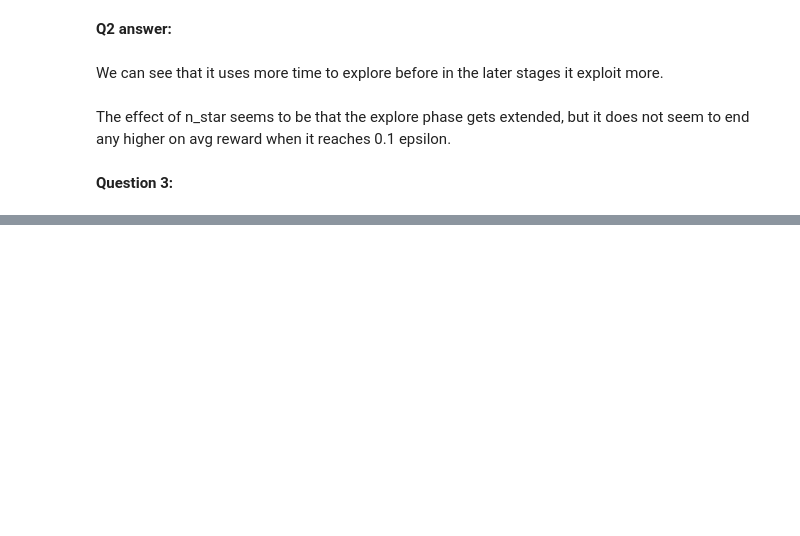
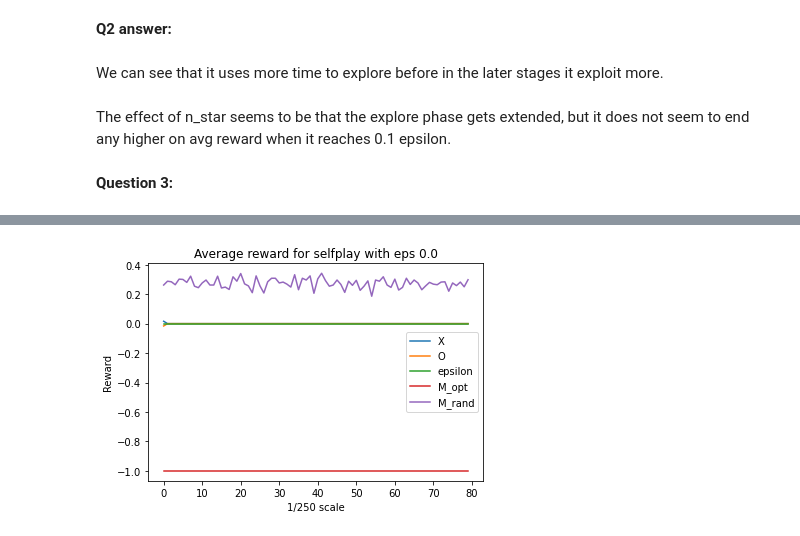
Before and after one commit to LobsterChampagne/ANN-tictactoe, a Jupyter notebook: tic_tac_toe.ipynb, the cells around one changed output, grey strips where cells are left out. Drawn from its saved outputs; the diff is of its cells as text; code cells hidden in the pictures; blank space fills up the shorter version.

```diff
--- a/tic_tac_toe.ipynb
+++ b/tic_tac_toe.ipynb
@@ -324,0 +461,97 @@ For the winning rate we can see that:
+# %%
+n_star_opt = 12000
+e_min = 0.1
+e_max = 0.8
+e_learn = [x / 10.0 for x in range(0, 10, 1)]
+# %%
+for y in range(len(e_learn)):
+    before = time.time()
+
+    # reset q-values between
+    Q_table = {}
+    a_reward = []
+    b_reward = []
+    # arrays for M values
+    M_opt = []
+    M_rand = []
+    for i in range(20000):
+        a_moves = []
+        b_moves = []
+
+        env.reset()
+        grid, _, __ = env.observe()
+        for j in range(9):
+            if i%2 == 0:
+                # get the q values
+                q_vals = Q_actions(env.grid)
+                # using epsilon from fixed values
+                epsilon = e_learn[y]
+                move = epsilon_action(q_vals, epsilon)
+                # add position and move to array
+                a_moves.append((np.copy(env.grid), move))
+                # get move in 2d format
+                move = (move//3, move%3)
+            else:
+                q_vals = Q_actions(env.grid)
+                epsilon = e_learn[y]
+                move = epsilon_action(q_vals, epsilon)
+                # append to b_moves
+                b_moves.append((np.copy(env.grid), move))
+                move = (move//3, move%3)
+
+            grid, end, winner = env.step(move)
+
+            # update the Q-values, this has to be done after opt moves or when the game ends
+            if (i%2 == 0) | end:
+                # get the current reward
+                reward = env.reward(player='X')
+                num_moves = len(a_moves)
+                if num_moves >= 2:
+                    position = a_moves[num_moves - 2][0]
+                    action = a_moves[num_moves - 2][1]
+                    Q_next_max = np.nanmax(Q_actions(a_moves[num_moves - 1][0]))
+                    # update all the Q-values up to the current move
+                    Q_table[str(position)][action] += step_size * (reward + discount * Q_next_max - Q_table[str(position)][action])
+            if ((i + 1) % 2 == 0) | end:
+                reward = env.reward(player='O')
+                num_moves = len(b_moves)
+                if num_moves >= 2:
+                    position = b_moves[num_moves - 2][0]
+                    action = b_moves[num_moves - 2][1]
+                    Q_next_max = np.nanmax(Q_actions(b_moves[num_moves - 1][0]))
+                    # update all the Q-values up to the current move
+                    Q_table[str(position)][action] += step_size * (reward + discount * Q_next_max - Q_table[str(position)][action])
+
+            if end:
+                # add rewards to arrays
+                a_reward.append(env.reward(player='X'))
+                b_reward.append(env.reward(player='O'))
+                env.reset()
+                break
+        # get the M values every 250th game
+        if (i%250) == 0:
+            M_opt.append(M(0))
+            M_rand.append(M(1))
+    # the the averages per 250 values
+    a250 = np.split(np.asarray(a_reward), 80)
+    a_averages = np.mean(a250, axis=1)
+    b250 = np.split(np.asarray(b_reward), 80)
+    b_averages = np.mean(b250, axis=1)
+    eps250 = np.split(np.asarray(eps_vals), 80)
+    eps_averages = np.mean(eps250, axis=1)
+
+    title = 'Average reward for selfplay with eps ' + str(e_learn[y])
+    plt.plot(a_averages, label = 'X')
+    plt.plot(b_averages, label = 'O')
+    plt.plot(M_opt, label = 'M_opt')
+    plt.plot(M_rand, label = 'M_rand')
+    plt.title(title)
+    plt.ylabel('Reward')
+    plt.xlabel('1/250 scale')
+    plt.legend()
+    plt.show()
+
+    after = time.time()
+    print('time at',y,after-before)
+# %% [output]
+[figure, added]
```
Also changed, not shown: parts of 21 cells of this notebook.
